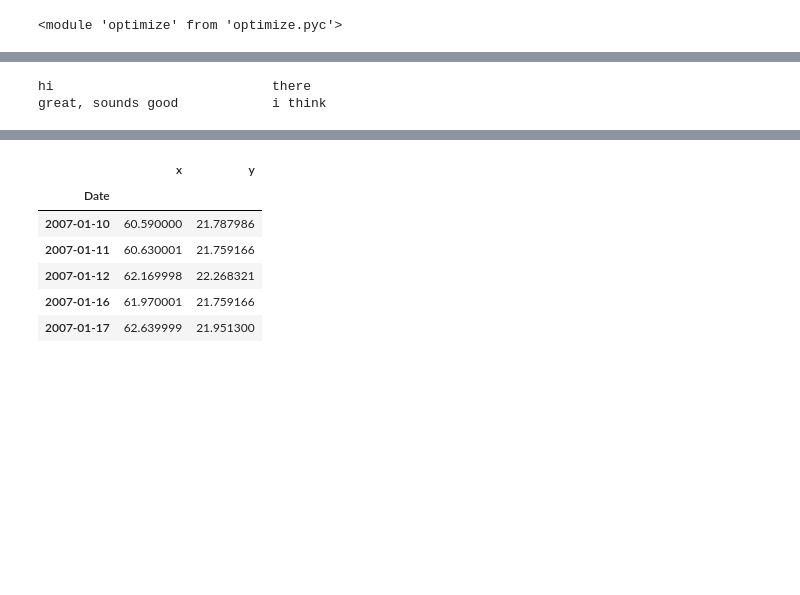
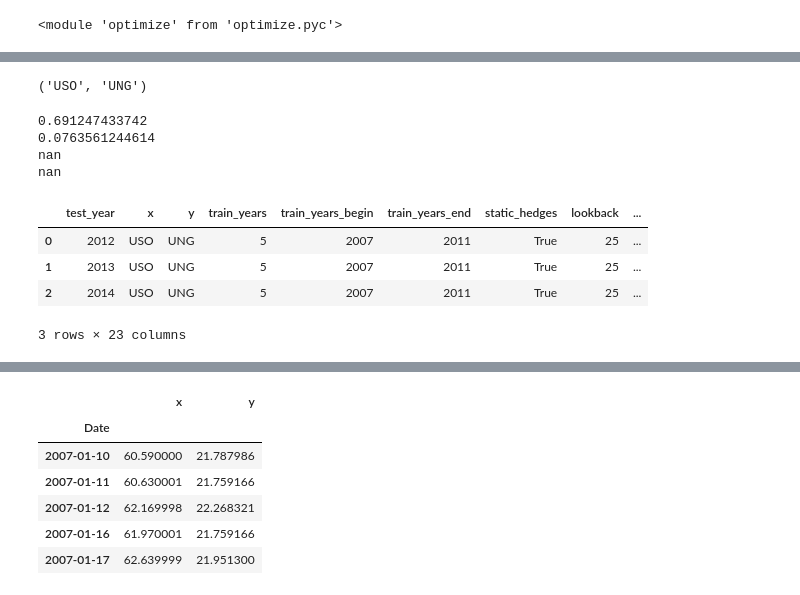
Before and after one commit to davidells/mypy, a Jupyter notebook: finance/mean_reversion_auto.ipynb, the cells around one changed output, grey strips where cells are left out. Drawn from its saved outputs; the diff is of its cells as text; code cells hidden in the pictures; blank space fills up the shorter version.

Commit message:
Start pulling testing procedure apart from strategy. Move more towards automated testing of many pairs.

```diff
--- a/finance/mean_reversion_auto.ipynb
+++ b/finance/mean_reversion_auto.ipynb
@@ -145,6 +155,0 @@ def pad_right(s, amount, char=' '):
-# %%
-print pad_right('hi', 30) + 'there'
-print pad_right('great, sounds good', 30) + 'i think'
-# %% [output]
-hi                            there
-great, sounds good            i think
@@ -150,0 +233,71 @@ great, sounds good            i think
+# %%
+start_year = 2007
+end_year = 2015
+training_years = 5
+
+model = {
+    'lookback': None,
+    'hedge_lookback': None,
+    'entry_z_score': 'optimize',
+    'exit_z_score': 'optimize',
+    'static_hedges': True,
+    'debug': False
+}
+
+all_results = []
+
+pairs = [
+    ('USO', 'UNG')#,
+    #('EWA', 'EWC'),
+    #('GLD', 'DBC'),
+    #('SPY', 'DIA'),
+    #("QQQ", 'DIA')
+]
+
+for p in pairs:
+
+    print p
+    xname = p[0]
+    yname = p[1]
+    x = fetch(xname)
+    y = fetch(yname)
+
+    #for static_hedge in [True, False]:
+    #    model['static_hedges'] = static_hedge
+    for i in range(1):
+        all_results.extend(
+            train_start_test_rest(
+                x, y,
+                model,
+                strategies.bollinger_mean_revert_fit,
+                strategies.bollinger_mean_revert,
+                start_year, end_year,
+                training_years=5, xname=xname, yname=yname))
+# %% [output]
+('USO', 'UNG')
+# %%
+result_table = pd.DataFrame(all_results)[[
+    'test_year', 'x', 'y', 'train_years', 'train_years_begin', 'train_years_end',
+    'static_hedges', 'lookback', 'hedge_lookback', 'entry_z_score', 'exit_z_score',
+    'static_cadf', 'static_halflife',
+    'train_cadf', 'train_halflife',
+    'corr', 'test_annual_sharpe', 'train_annual_sharpe', 'test_total_return', 'test_drawdown',
+    'test_time_in_market', 'test_total_trades', 'test_periods_in_market'
+]]
+
+print result_table[result_table['static_hedges']]['test_annual_sharpe'].mean()
+print result_table[result_table['static_hedges']]['test_total_return'].mean()
+print result_table[~result_table['static_hedges']]['test_annual_sharpe'].mean()
+print result_table[~result_table['static_hedges']]['test_total_return'].mean()
+
+result_table
+# %% [output]
+0.691247433742
+0.0763561244614
+nan
+nan
+|  | test_year | x | y | train_years | train_years_begin | train_years_end | static_hedges | lookback | ... |
+| 0 | 2012 | USO | UNG | 5 | 2007 | 2011 | True | 25 | ... |
+| 1 | 2013 | USO | UNG | 5 | 2007 | 2011 | True | 25 | ... |
+| 2 | 2014 | USO | UNG | 5 | 2007 | 2011 | True | 25 | ... |
+3 rows × 23 columns
```
Also changed, not shown: parts of 14 cells of this notebook, 2 other files.
